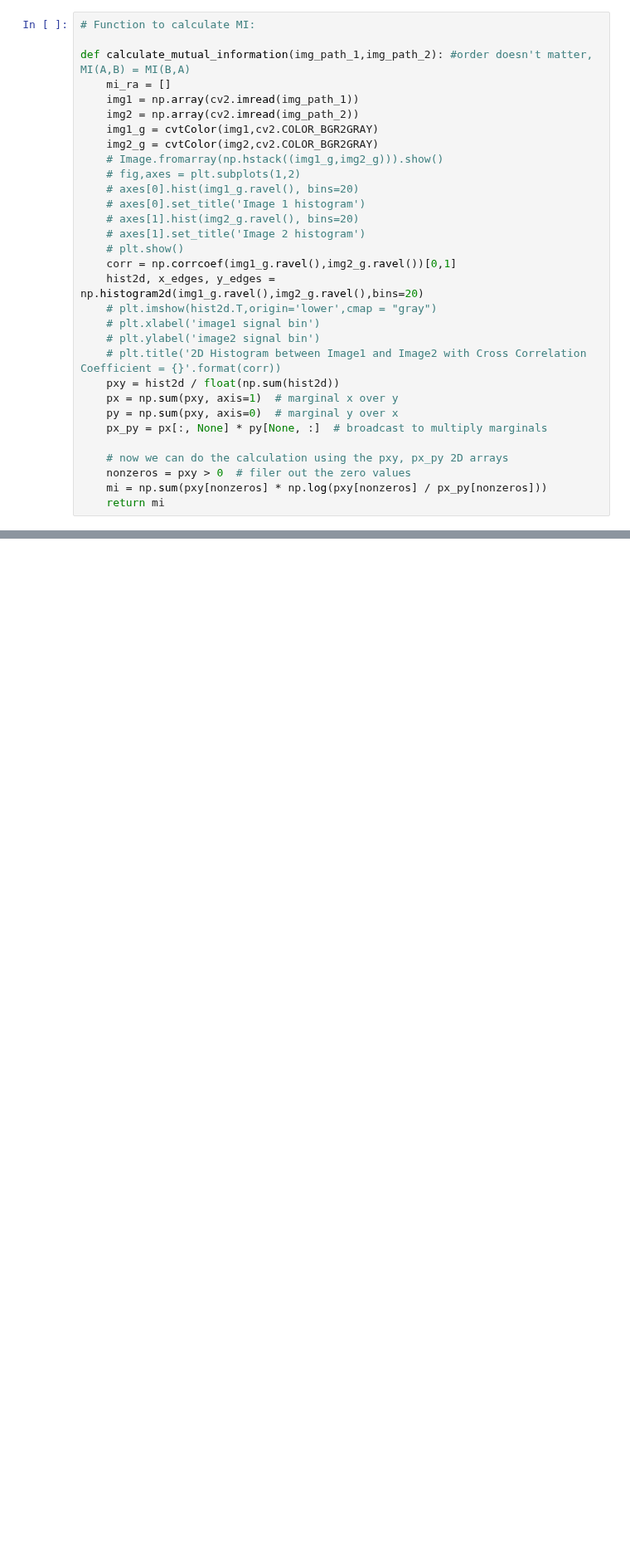
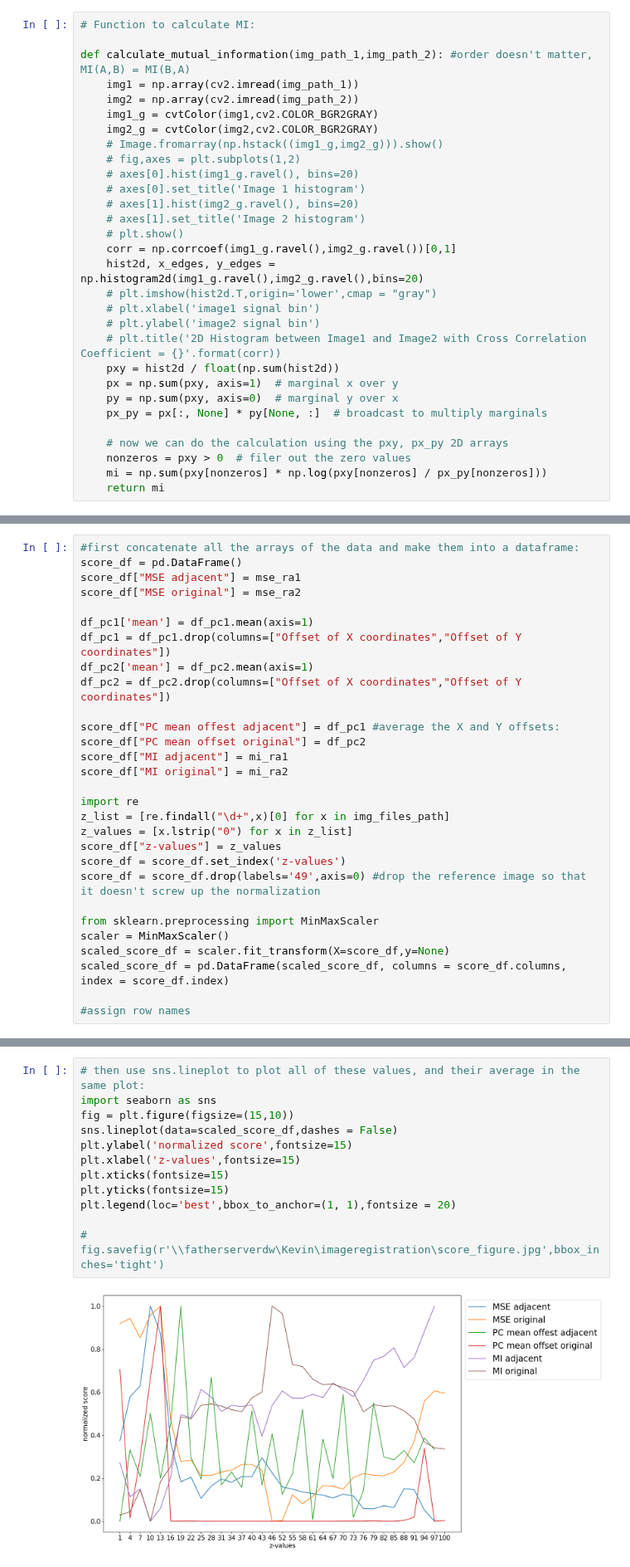
Before and after one commit to Wirtz-Lab/wsi_analysis, a Jupyter notebook: kevin/image_registration_evaluation.ipynb, the cells around one changed output, grey strips where cells are left out. Shown at 83% size. Saved outputs shown, nothing was run; the diff lists cells and outputs as text; blank space fills up the shorter version.

Commit message:
kevin update

```diff
--- a/kevin/image_registration_evaluation.ipynb
+++ b/kevin/image_registration_evaluation.ipynb
@@ -135,7 +179,6 @@ df_pcc
 # Function to calculate MI:
 
 def calculate_mutual_information(img_path_1,img_path_2): #order doesn't matter, MI(A,B) = MI(B,A)
-    mi_ra = []
     img1 = np.array(cv2.imread(img_path_1))
     img2 = np.array(cv2.imread(img_path_2))
     img1_g = cvtColor(img1,cv2.COLOR_BGR2GRAY)
@@ -187,0 +236,29 @@ print(mi_ra)
+# %%
+#first concatenate all the arrays of the data and make them into a dataframe:
+score_df = pd.DataFrame()
+score_df["MSE adjacent"] = mse_ra1
+score_df["MSE original"] = mse_ra2
+
+df_pc1['mean'] = df_pc1.mean(axis=1)
+df_pc1 = df_pc1.drop(columns=["Offset of X coordinates","Offset of Y coordinates"])
+df_pc2['mean'] = df_pc2.mean(axis=1)
+df_pc2 = df_pc2.drop(columns=["Offset of X coordinates","Offset of Y coordinates"])
+
+score_df["PC mean offest adjacent"] = df_pc1 #average the X and Y offsets:
+score_df["PC mean offset original"] = df_pc2
+score_df["MI adjacent"] = mi_ra1
+score_df["MI original"] = mi_ra2
+
+import re
+z_list = [re.findall("\d+",x)[0] for x in img_files_path]
+z_values = [x.lstrip("0") for x in z_list]
+score_df["z-values"] = z_values
+score_df = score_df.set_index('z-values')
+score_df = score_df.drop(labels='49',axis=0) #drop the reference image so that it doesn't screw up the normalization
+
+from sklearn.preprocessing import MinMaxScaler
+scaler = MinMaxScaler()
+scaled_score_df = scaler.fit_transform(X=score_df,y=None)
+scaled_score_df = pd.DataFrame(scaled_score_df, columns = score_df.columns, index = score_df.index)
+
+#assign row names
@@ -187,0 +286,14 @@ print(mi_ra)
+# %%
+# then use sns.lineplot to plot all of these values, and their average in the same plot:
+import seaborn as sns
+fig = plt.figure(figsize=(15,10))
+sns.lineplot(data=scaled_score_df,dashes = False)
+plt.ylabel('normalized score',fontsize=15)
+plt.xlabel('z-values',fontsize=15)
+plt.xticks(fontsize=15)
+plt.yticks(fontsize=15)
+plt.legend(loc='best',bbox_to_anchor=(1, 1),fontsize = 20)
+
+# fig.savefig(r'\\fatherserverdw\Kevin\imageregistration\score_figure.jpg',bbox_inches='tight')
+# %% [output]
+[figure, added]
```
Also changed, not shown: parts of 16 cells of this notebook, 2 other files.
